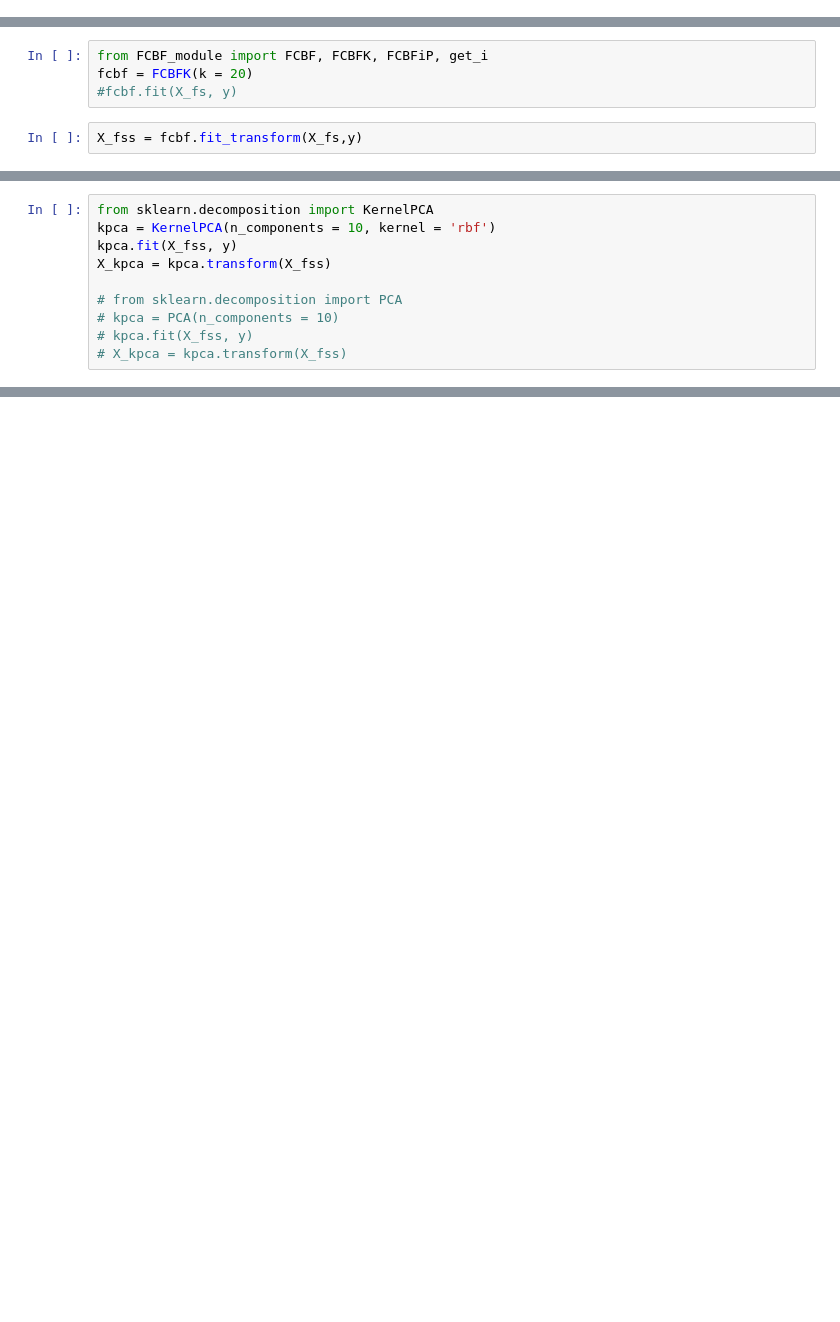
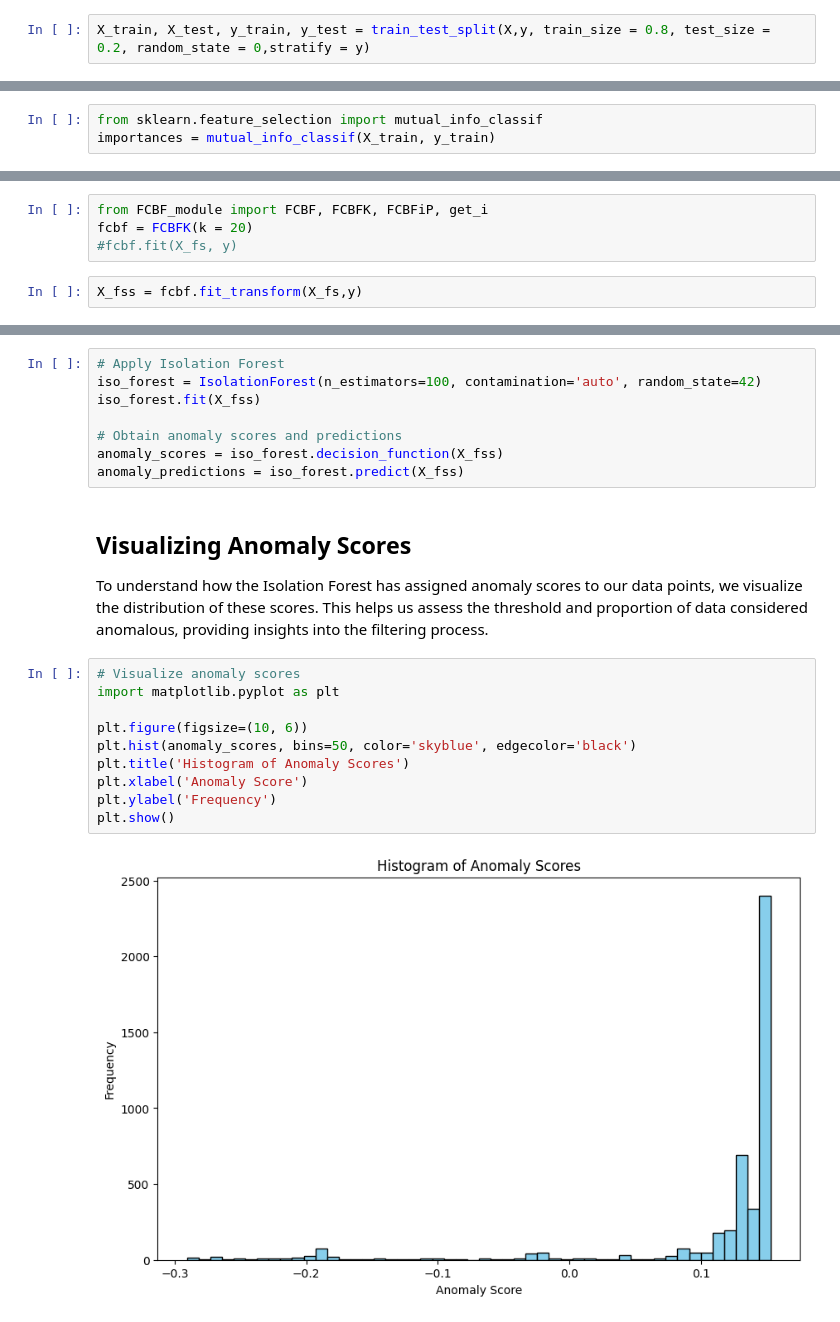
Before and after one commit to TheTallProgrammer/4371-Project-Structure-For-Jupyter-Notebook, a Jupyter notebook: MTH_IDS_IoTJ-comparison.ipynb, the cells around one changed output, grey strips where cells are left out. Saved outputs shown, nothing was run; the diff lists cells and outputs as text; blank space fills up the shorter version.

```diff
--- a/MTH_IDS_IoTJ-comparison.ipynb
+++ b/MTH_IDS_IoTJ-comparison.ipynb
@@ -679,0 +621,2 @@ importances = mutual_info_classif(X, y)
+# %%
+X_train, X_test, y_train, y_test = train_test_split(X,y, train_size = 0.8, test_size = 0.2, random_state = 0,stratify = y)
@@ -680,3 +627,6 @@ importances = mutual_info_classif(X, y)
+# %%
+from sklearn.feature_selection import mutual_info_classif
+importances = mutual_info_classif(X_train, y_train)
 # %%
 # calculate the sum of importance scores
 f_list = sorted(zip(map(lambda x: round(x, 4), importances), features), reverse=True)
@@ -720,10 +667,0 @@ X_fss
-# %%
-from sklearn.decomposition import KernelPCA
-kpca = KernelPCA(n_components = 10, kernel = 'rbf')
-kpca.fit(X_fss, y)
-X_kpca = kpca.transform(X_fss)
-
-# from sklearn.decomposition import PCA
-# kpca = PCA(n_components = 10)
-# kpca.fit(X_fss, y)
-# X_kpca = kpca.transform(X_fss)
@@ -729,0 +684,24 @@ X_kpca = kpca.transform(X_fss)
+# %%
+# Apply Isolation Forest
+iso_forest = IsolationForest(n_estimators=100, contamination='auto', random_state=42)
+iso_forest.fit(X_fss)
+
+# Obtain anomaly scores and predictions
+anomaly_scores = iso_forest.decision_function(X_fss)
+anomaly_predictions = iso_forest.predict(X_fss)
+# %% [markdown]
+## Visualizing Anomaly Scores
+
+To understand how the Isolation Forest has assigned anomaly scores to our data points, we visualize the distribution of these scores. This helps us assess the threshold and proportion of data considered anomalous, providing insights into the filtering process.
+# %%
+# Visualize anomaly scores
+import matplotlib.pyplot as plt
+
+plt.figure(figsize=(10, 6))
+plt.hist(anomaly_scores, bins=50, color='skyblue', edgecolor='black')
+plt.title('Histogram of Anomaly Scores')
+plt.xlabel('Anomaly Score')
+plt.ylabel('Frequency')
+plt.show()
+# %% [output]
+[figure, added]
```
Also changed, not shown: parts of 149 cells of this notebook, 2 other files.
